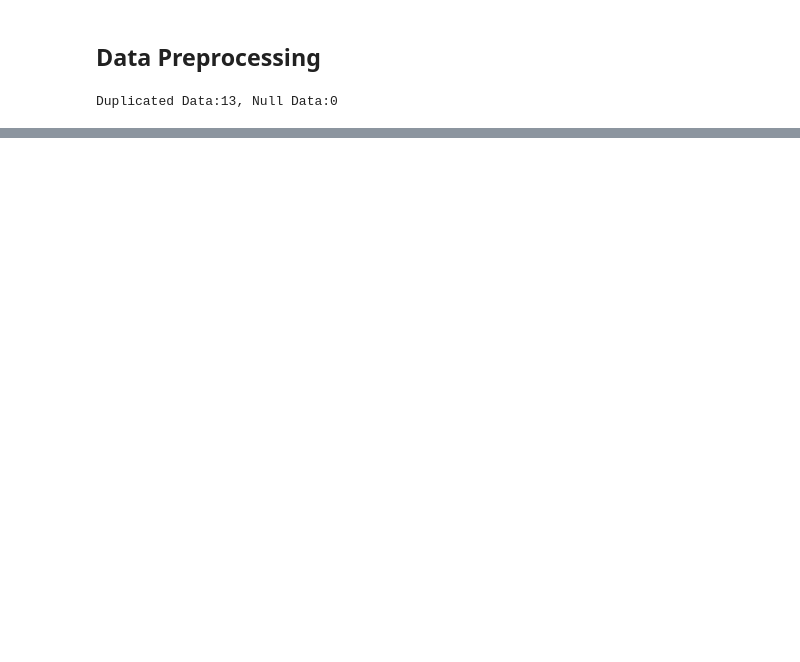
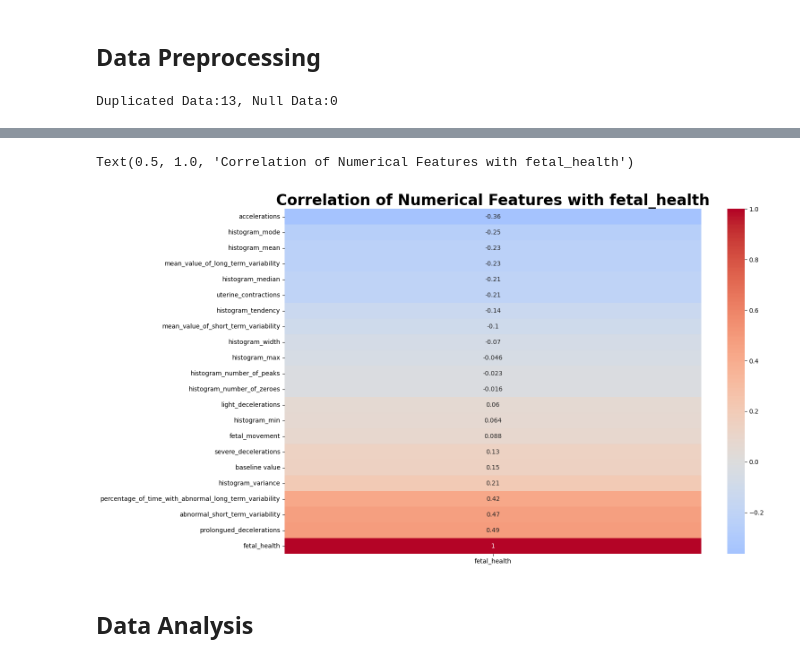
Before and after one commit to JinchenG000/ece9039, a Jupyter notebook: Fetal-Health-Classification.ipynb, the cells around one changed output, grey strips where cells are left out. Saved outputs shown, nothing was run; the diff lists cells and outputs as text; code cells hidden in the pictures; blank space fills up the shorter version.

```diff
--- a/Fetal-Health-Classification.ipynb
+++ b/Fetal-Health-Classification.ipynb
@@ -94,0 +110,14 @@ plt.show()
+# %%
+correlation_matrix = data.corr()['fetal_health']
+
+plt.figure(figsize=(15, 10))
+sns.heatmap(correlation_matrix.sort_values().to_frame(), annot=True, cmap='coolwarm', center=0)
+
+plt.title("Correlation of Numerical Features with fetal_health",
+                    fontsize=24,
+                    fontweight="bold")
+# %% [output]
+Text(0.5, 1.0, 'Correlation of Numerical Features with fetal_health')
+[figure, added]
+# %% [markdown]
+## Data Analysis
```
Also changed, not shown: parts of 17 cells of this notebook.
